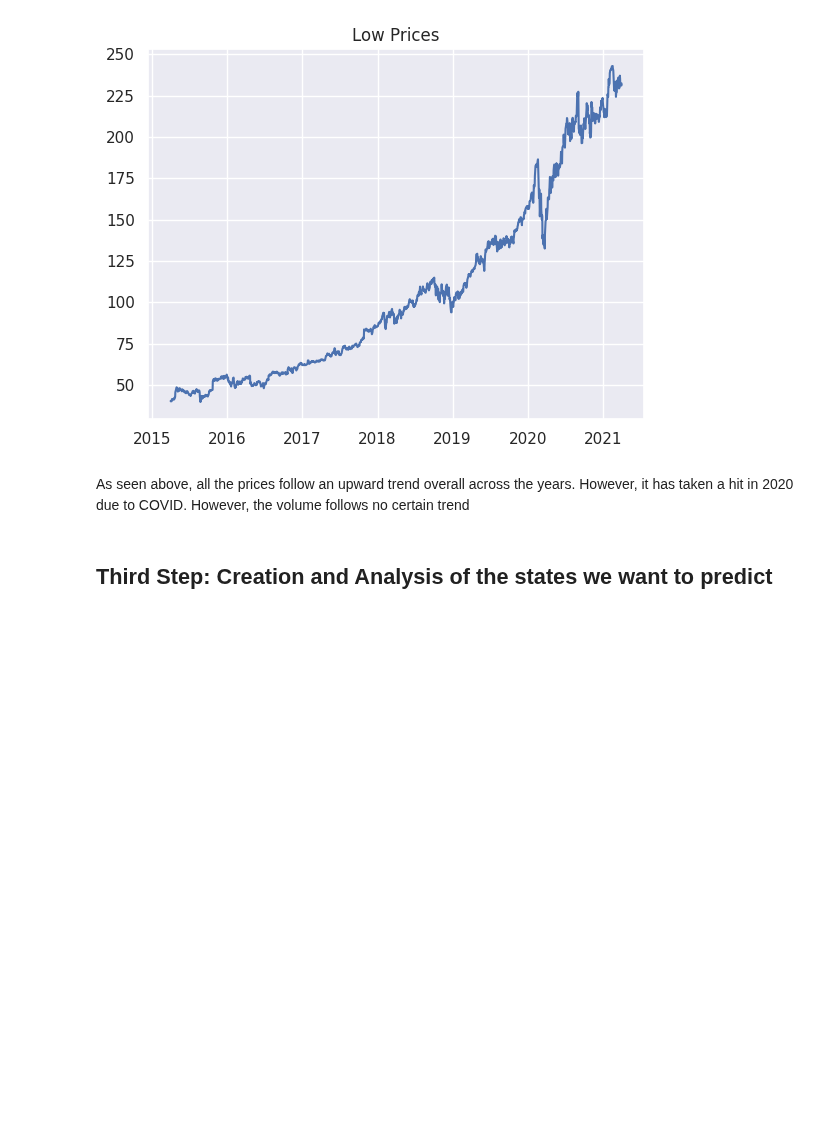
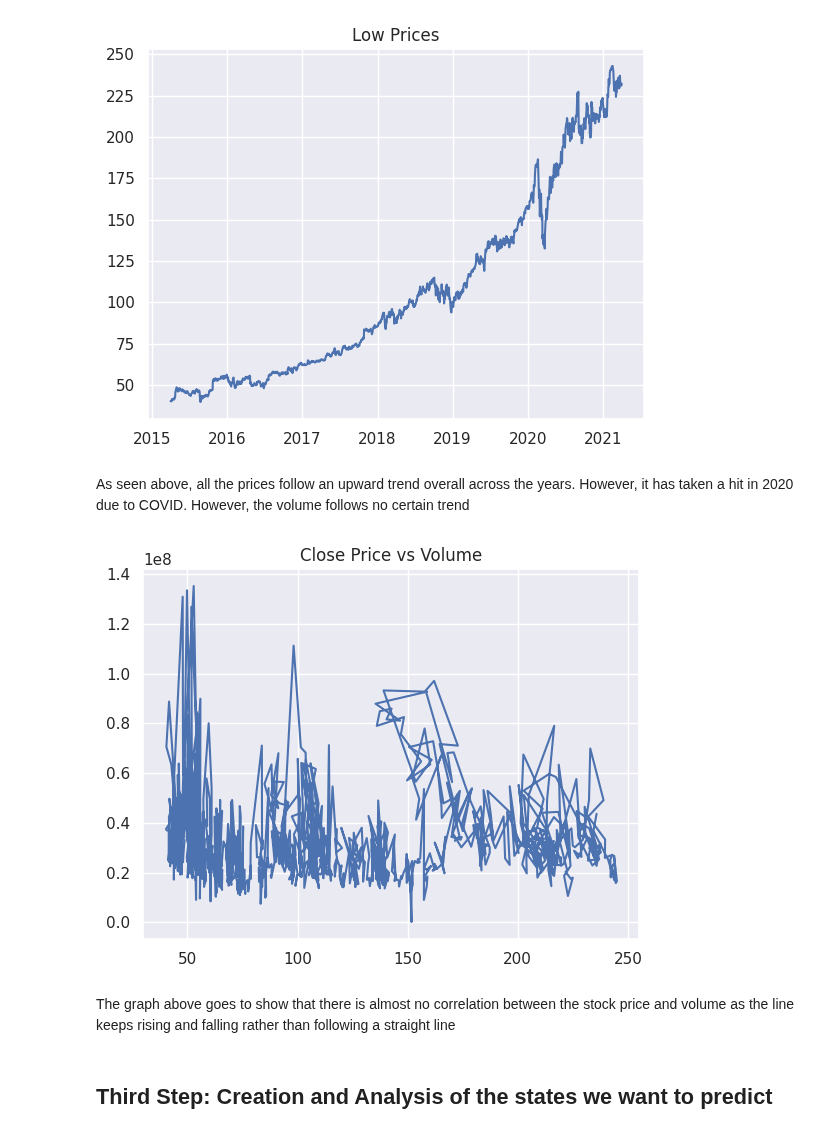
Before and after one commit to Jowayria-27/Artifical-Intelligence-Project, a Jupyter notebook: Microsoft Stocks Prediction.ipynb, the cells around one changed output. Saved outputs shown, nothing was run; the diff lists cells and outputs as text; code cells hidden in the pictures; blank space fills up the shorter version.

```diff
--- a/Microsoft Stocks Prediction.ipynb
+++ b/Microsoft Stocks Prediction.ipynb
@@ -232,6 +234,15 @@ plt.show()
 [figure]
 # %% [markdown]
 As seen above, all the prices follow an upward trend overall across the years. However, it has taken a hit in 2020 due to COVID. However, the volume follows no certain trend
+# %%
+ax = f.add_subplot(121)
+plt.plot(df['Close'], df['Volume'])
+plt.title('Close Price vs Volume')
+plt.show()
+# %% [output]
+[figure, added]
+# %% [markdown]
+The graph above goes to show that there is almost no correlation between the stock price and volume as the line keeps rising and falling rather than following a straight line
 # %% [markdown]
 ## **Third Step: Creation and Analysis of the states we want to predict**
 # %% [markdown]
```
Also changed, not shown: parts of 23 cells of this notebook.
